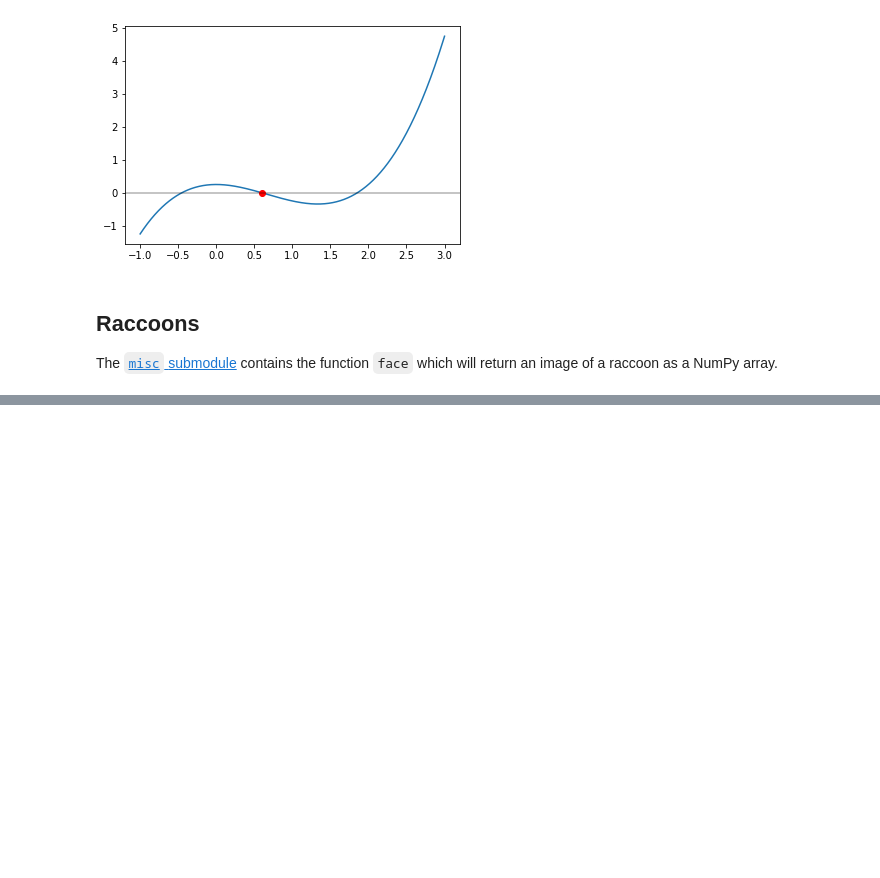
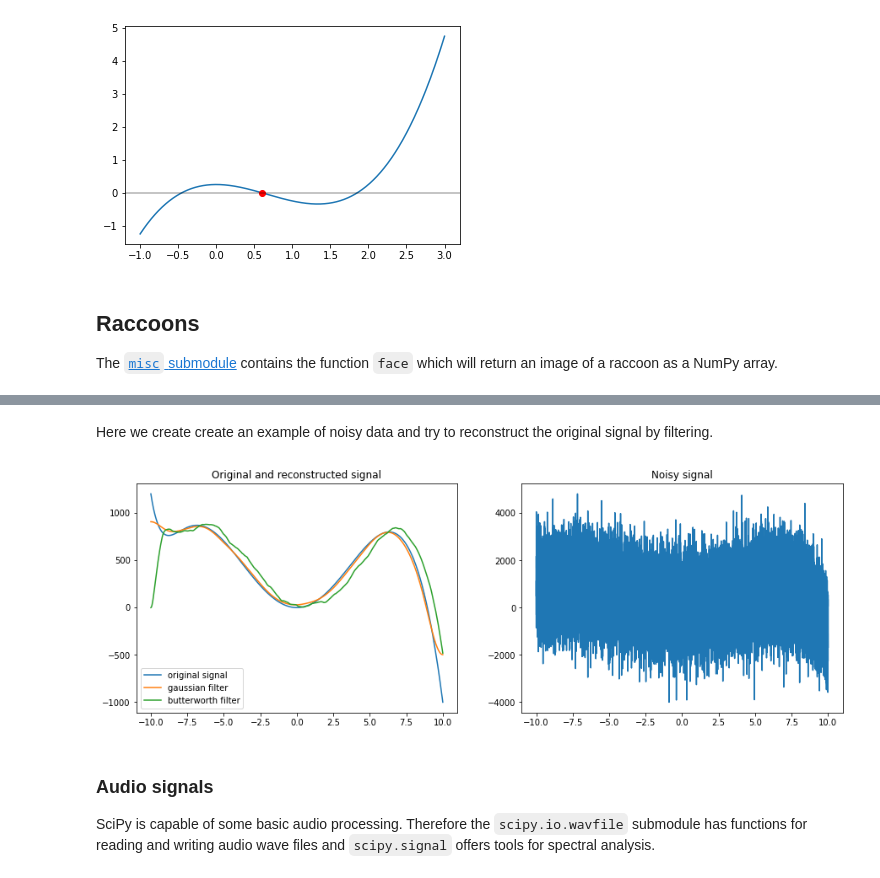
Before and after one commit to nnebbe/lectures_2022, a Jupyter notebook: Lecture_10_SciPy/lecture.ipynb, the cells around one changed output, grey strips where cells are left out. Cells and saved outputs as stored; diff of their text form; code cells hidden in the pictures; blank space fills up the shorter version.

Commit message:
signal processing added

```diff
--- a/Lecture_10_SciPy/lecture.ipynb
+++ b/Lecture_10_SciPy/lecture.ipynb
@@ -488,0 +517,33 @@ plt.show()
+# %% [markdown]
+Here we create create an example of noisy data and try to reconstruct the original signal by filtering.
+# %%
+duration = 30
+srate = 1024
+
+def noise(size, strength=1):
+    return np.random.normal(scale=strength, size=size)
+
+x = np.linspace(-10, 10, srate * duration)
+y = -0.5 * x ** 4 + 40 * x ** 2 + 0.1 / np.exp(x)
+n = y + noise(y.size, strength=1000)
+
+fig, axes = plt.subplots(ncols=2, figsize=(15, 5))
+axes[0].plot(x, y, label='original signal')
+axes[1].plot(x, n)
+
+# filter the noisy signal to reduce the noise
+p1 = ndimage.gaussian_filter1d(n, sigma=1000)
+p2 = signal.sosfilt(signal.butter(2, 0.3, fs=srate, output='sos'), n)
+
+axes[0].plot(x, p1, label='gaussian filter')
+axes[0].plot(x, p2, label='butterworth filter')
+axes[0].legend()
+
+axes[0].set_title('Original and reconstructed signal')
+axes[1].set_title('Noisy signal')
+plt.show()
+# %% [output]
+[figure, added]
+# %% [markdown]
+### Audio signals
+SciPy is capable of some basic audio processing. Therefore the `scipy.io.wavfile` submodule has functions for reading and writing audio wave files and `scipy.signal` offers tools for spectral analysis.
```
Also changed, not shown: parts of 24 cells of this notebook.
